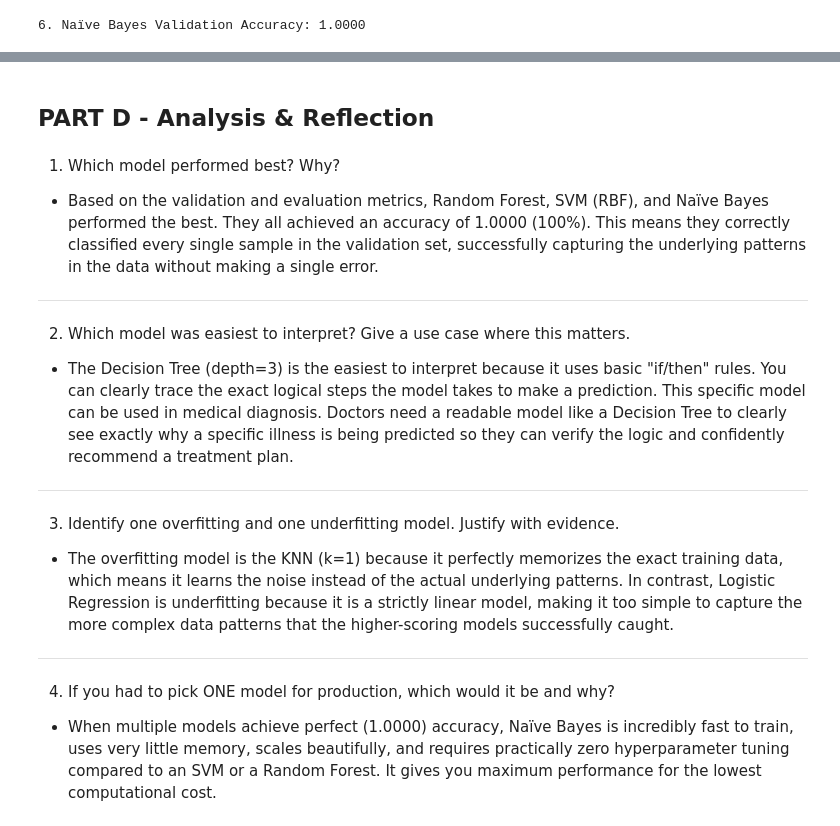
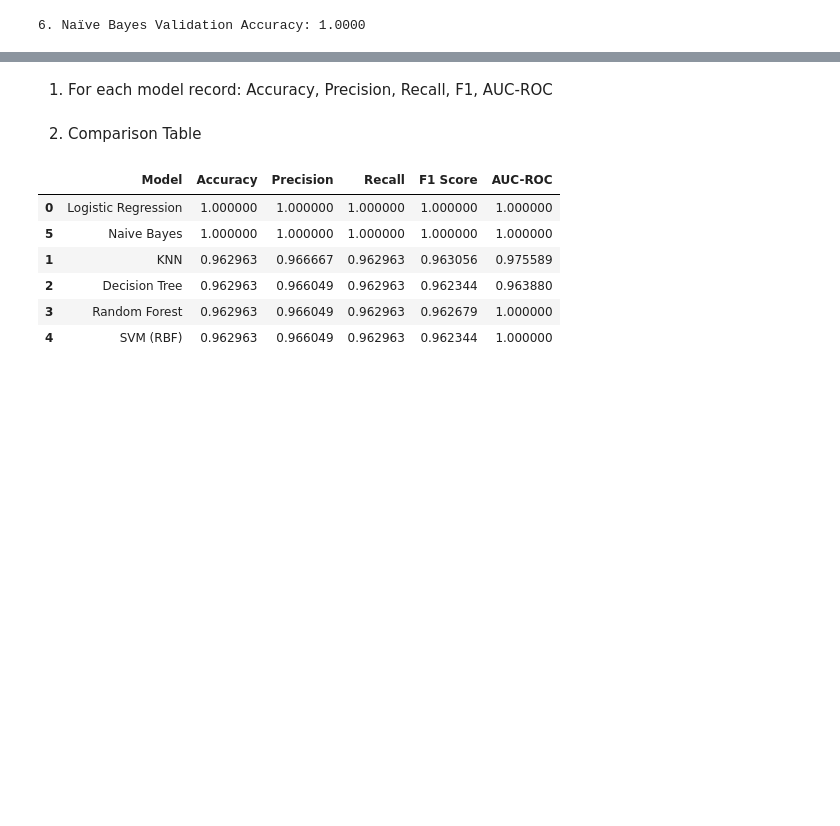
Before and after one commit to KeziahParpa/ICT120---Midterm-Group-Activity, a Jupyter notebook: Wine_Quality_Analysis.ipynb, the cells around one changed output, grey strips where cells are left out. Saved outputs shown, nothing was run; the diff lists cells and outputs as text; code cells hidden in the pictures; blank space fills up the shorter version.

```diff
--- a/Wine_Quality_Analysis.ipynb
+++ b/Wine_Quality_Analysis.ipynb
@@ -234,26 +234,3 @@ PART C - Evaluation
 ---
-# %% [markdown]
-PART D - Analysis & Reflection
----
-# %% [markdown]
-1. Which model performed best? Why?
-
-*   Based on the validation and evaluation metrics, Random Forest, SVM (RBF), and Naïve Bayes performed the best. They all achieved an accuracy of 1.0000 (100%). This means they correctly classified every single sample in the validation set, successfully capturing the underlying patterns in the data without making a single error.
-
----
-
-2. Which model was easiest to interpret? Give a use case where this matters.
-
-*   The Decision Tree (depth=3) is the easiest to interpret because it uses basic "if/then" rules. You can clearly trace the exact logical steps the model takes to make a prediction. This specific model can be used in medical diagnosis. Doctors need a readable model like a Decision Tree to clearly see exactly why a specific illness is being predicted so they can verify the logic and confidently recommend a treatment plan.
-
----
-
-3. Identify one overfitting and one underfitting model. Justify with evidence.
-
-*   The overfitting model is the KNN (k=1) because it perfectly memorizes the exact training data, which means it learns the noise instead of the actual underlying patterns. In contrast, Logistic Regression is underfitting because it is a strictly linear model, making it too simple to capture the more complex data patterns that the higher-scoring models successfully caught.
-
----
-
-4. If you had to pick ONE model for production, which would it be and why?
-
-*   When multiple models achieve perfect (1.0000) accuracy, Naïve Bayes is incredibly fast to train, uses very little memory, scales beautifully, and requires practically zero hyperparameter tuning compared to an SVM or a Random Forest. It gives you maximum performance for the lowest computational cost.
+# %% [markdown]
+1.	For each model record: Accuracy, Precision, Recall, F1, AUC-ROC
@@ -259,0 +299,15 @@ PART D - Analysis & Reflection
+# %% [markdown]
+2. Comparison Table
+# %%
+results_df = pd.DataFrame(results)
+results_df = results_df.sort_values(by='Accuracy', ascending=False)
+
+display(results_df)
+# %% [output]
+|  | Model | Accuracy | Precision | Recall | F1 Score | AUC-ROC |
+| 0 | Logistic Regression | 1.000000 | 1.000000 | 1.000000 | 1.000000 | 1.000000 |
+| 5 | Naive Bayes | 1.000000 | 1.000000 | 1.000000 | 1.000000 | 1.000000 |
+| 1 | KNN | 0.962963 | 0.966667 | 0.962963 | 0.963056 | 0.975589 |
+| 2 | Decision Tree | 0.962963 | 0.966049 | 0.962963 | 0.962344 | 0.963880 |
+| 3 | Random Forest | 0.962963 | 0.966049 | 0.962963 | 0.962679 | 1.000000 |
+| 4 | SVM (RBF) | 0.962963 | 0.966049 | 0.962963 | 0.962344 | 1.000000 |
```
Also changed, not shown: parts of 8 cells of this notebook.
